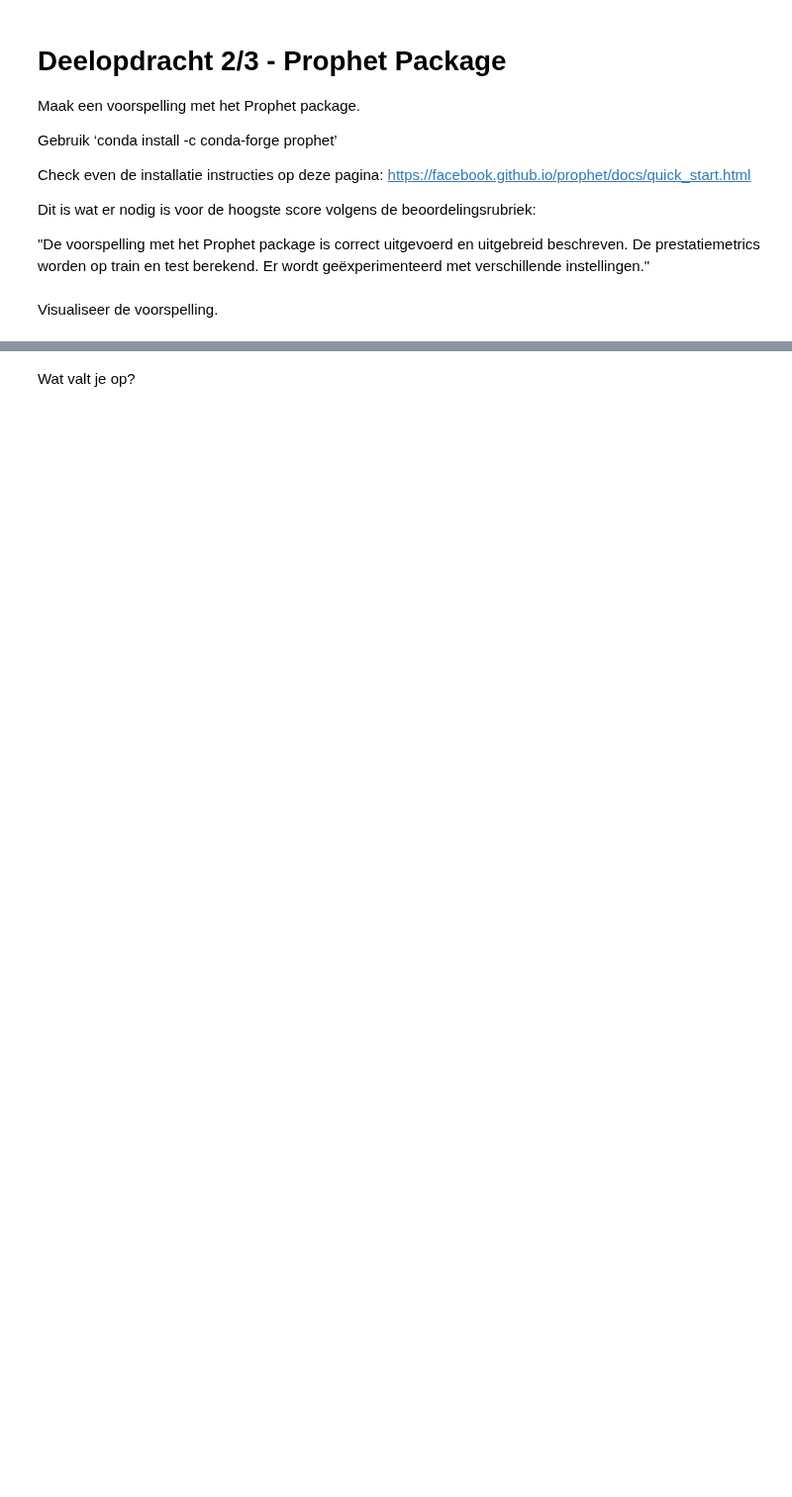
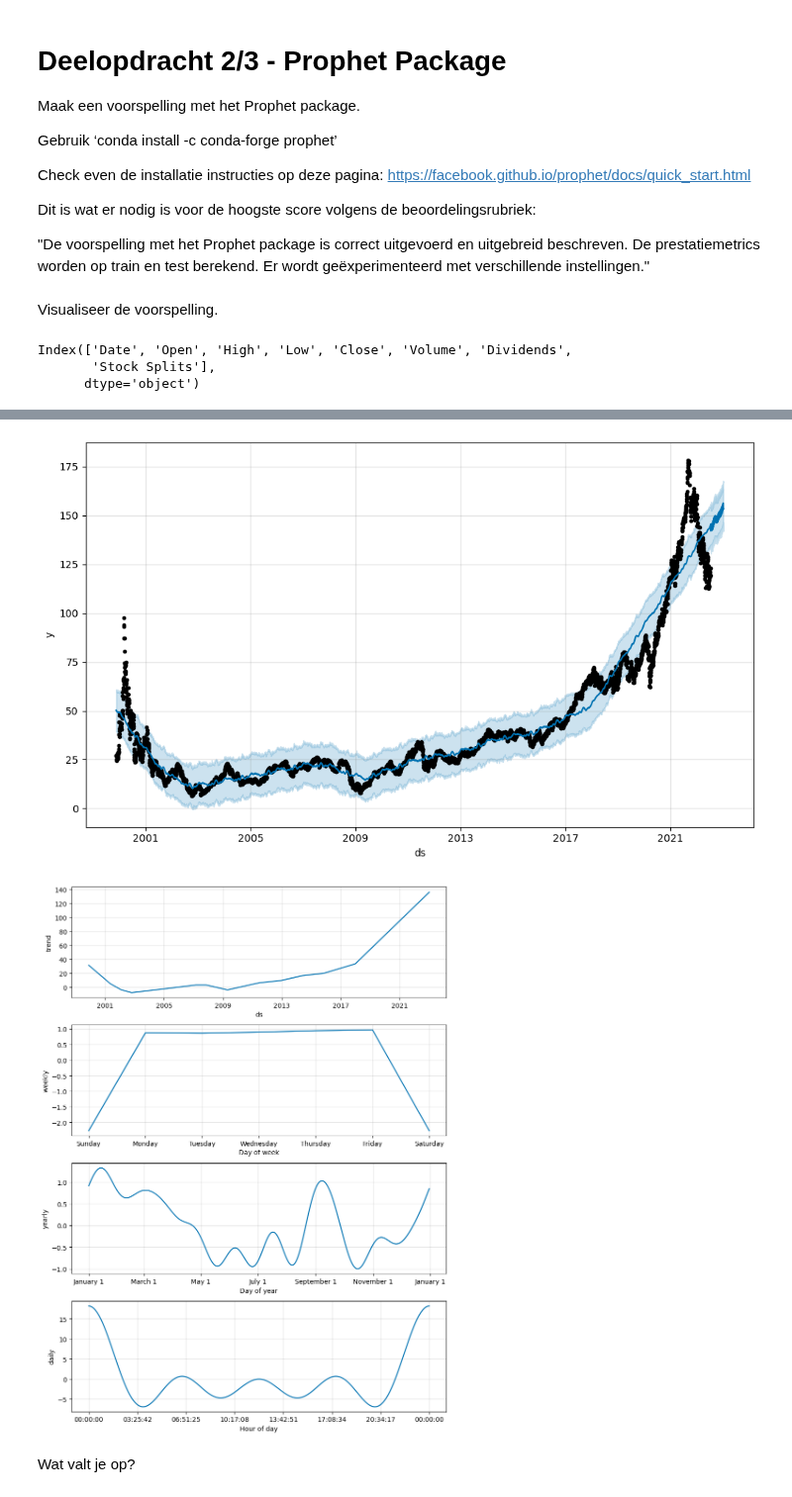
Before and after one commit to yanj27/Smart_Industry, a Jupyter notebook: Data Mining/Opdracht 4/Data Mining - Opdracht 4 (Tijdreeksen).ipynb, the cells around one changed output, grey strips where cells are left out. Shown at 99% size. Saved outputs shown, nothing was run; the diff lists cells and outputs as text; code cells hidden in the pictures; blank space fills up the shorter version.

```diff
--- a/Data Mining/Opdracht 4/Data Mining - Opdracht 4 (Tijdreeksen).ipynb
+++ b/Data Mining/Opdracht 4/Data Mining - Opdracht 4 (Tijdreeksen).ipynb
@@ -256,3 +245,36 @@ Dit is wat er nodig is voor de hoogste score volgens de beoordelingsrubriek:
 "De voorspelling met het Prophet package is correct uitgevoerd en uitgebreid beschreven. De prestatiemetrics worden op train en test berekend. Er wordt geëxperimenteerd met verschillende instellingen."
 # %% [markdown]
 Visualiseer de voorspelling.
+# %%
+import pandas as pd
+
+df = pd.read_csv('A.csv')
+print(df.columns)
+# %% [output]
+Index(['Date', 'Open', 'High', 'Low', 'Close', 'Volume', 'Dividends',
+       'Stock Splits'],
+      dtype='object')
+# %%
+import pandas as pd
+
+# Laad data
+df = pd.read_csv('A.csv', parse_dates=['Date'])
+df = df.sort_values('Date')
+
+# Selecteer alleen datum en slotprijs en hernoem voor Prophet
+df_prophet = df[['Date', 'Close']].rename(columns={'Date': 'ds', 'Close': 'y'})
+# %%
+from prophet import Prophet
+
+# Maak en train het model
+model = Prophet(daily_seasonality=True)
+model.fit(df_prophet)
+
+# Voorspel 180 dagen vooruit
+future = model.make_future_dataframe(periods=180)
+forecast = model.predict(future)
+
+# Plot resultaten
+fig1 = model.plot(forecast)
+fig2 = model.plot_components(forecast)
+# %% [output]
@@ -259,3 +283,5 @@ Visualiseer de voorspelling.
+[figure, added]
+[figure, added]
 # %% [markdown]
 Wat valt je op?
 # %% [markdown]
```
Also changed, not shown: parts of 12 cells of this notebook.
